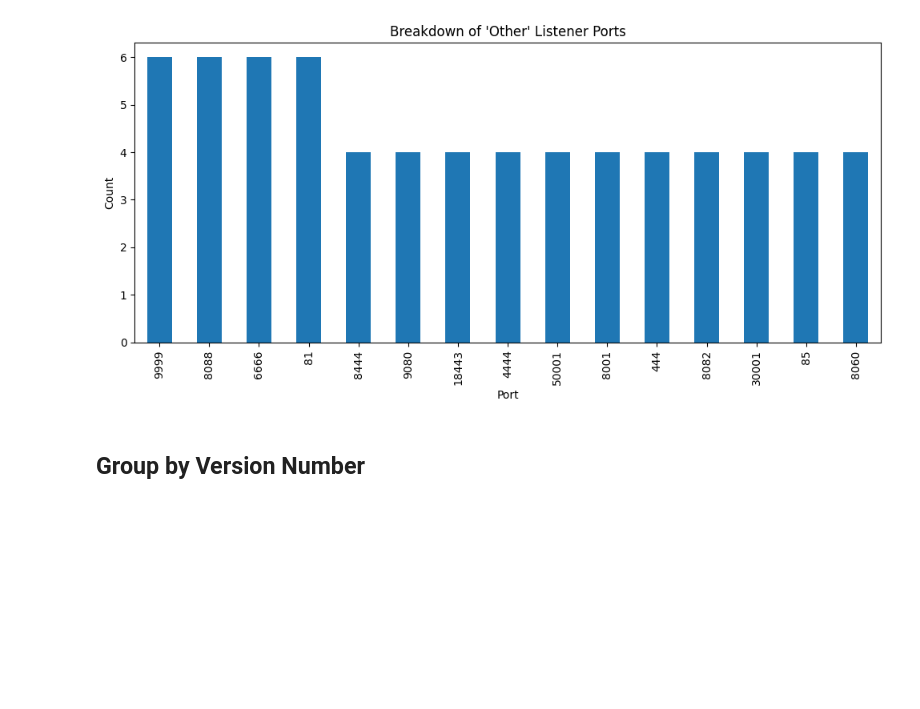
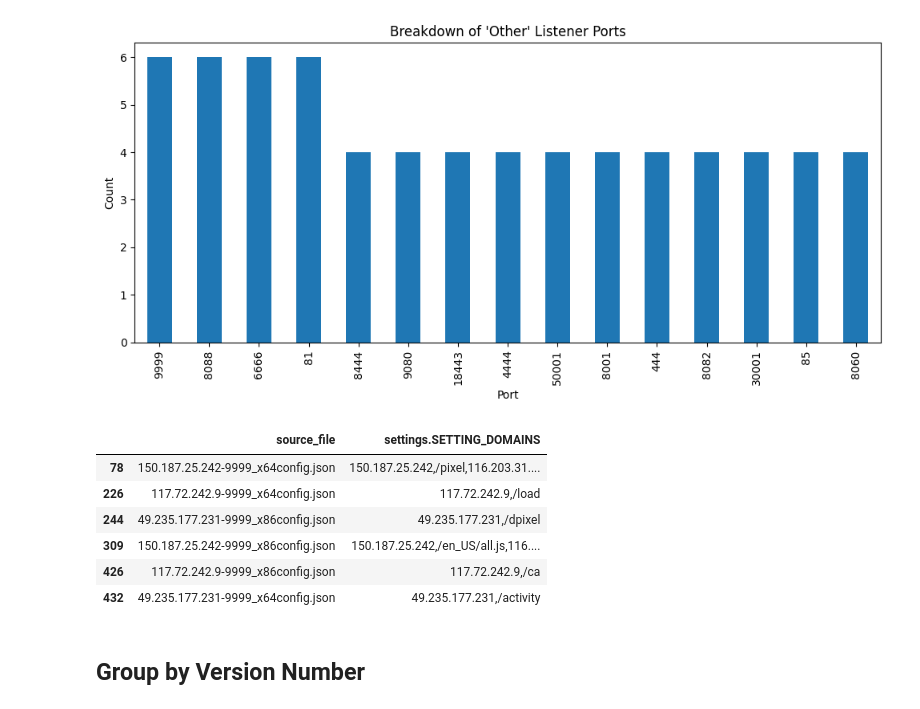
Before and after one commit to axelarator/csbeacon_analysis, a Jupyter notebook: csbeacon_config.ipynb, the cells around one changed output. Saved outputs shown, nothing was run; the diff lists cells and outputs as text; code cells hidden in the pictures; blank space fills up the shorter version.

```diff
--- a/csbeacon_config.ipynb
+++ b/csbeacon_config.ipynb
@@ -108,6 +113,17 @@ plt.show()
 # %% [output]
 [figure]
 [figure]
+# %%
+domains = final_df[final_df["settings.SETTING_PORT"] == 9999]
+domains[["source_file","settings.SETTING_DOMAINS"]]
+# %% [output]
+|  | source_file | settings.SETTING_DOMAINS |
+| 78 | 150.187.25.242-9999_x64config.json | 150.187.25.242,/pixel,116.203.31.... |
+| 226 | 117.72.242.9-9999_x64config.json | 117.72.242.9,/load |
+| 244 | 49.235.177.231-9999_x86config.json | 49.235.177.231,/dpixel |
+| 309 | 150.187.25.242-9999_x86config.json | 150.187.25.242,/en_US/all.js,116.... |
+| 426 | 117.72.242.9-9999_x86config.json | 117.72.242.9,/ca |
+| 432 | 49.235.177.231-9999_x64config.json | 49.235.177.231,/activity |
 # %% [markdown]
 ## Group by Version Number
 # %%
```
Also changed, not shown: parts of 19 cells of this notebook, 1 other file.
